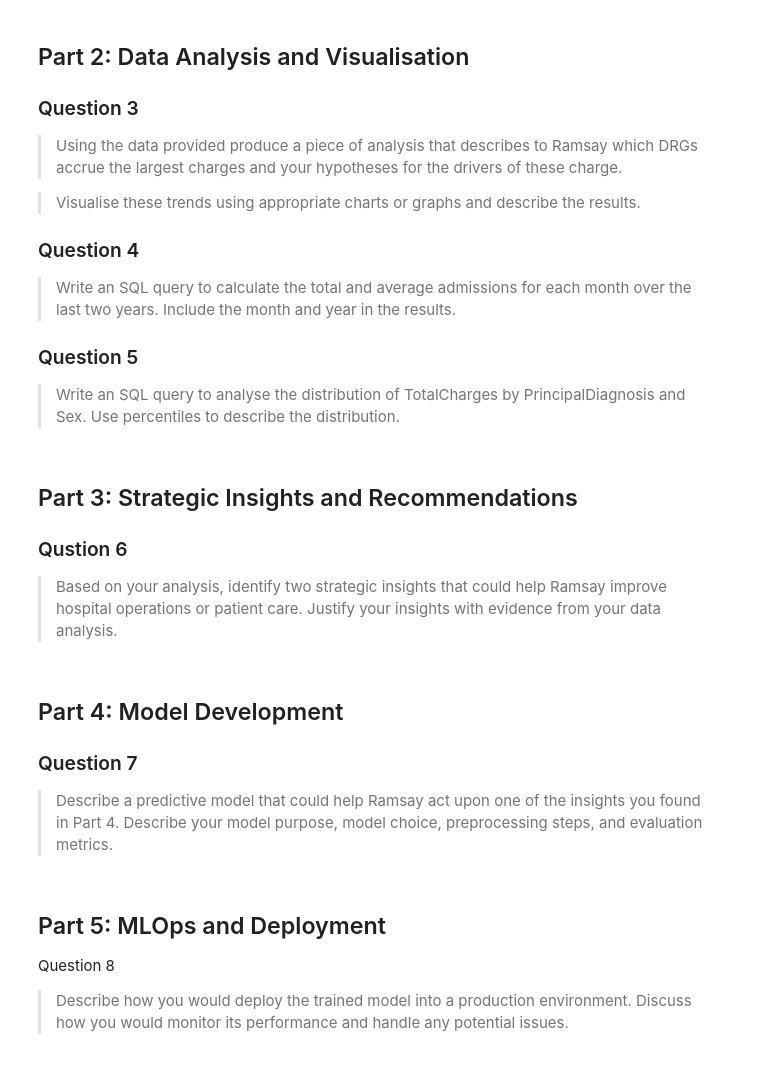
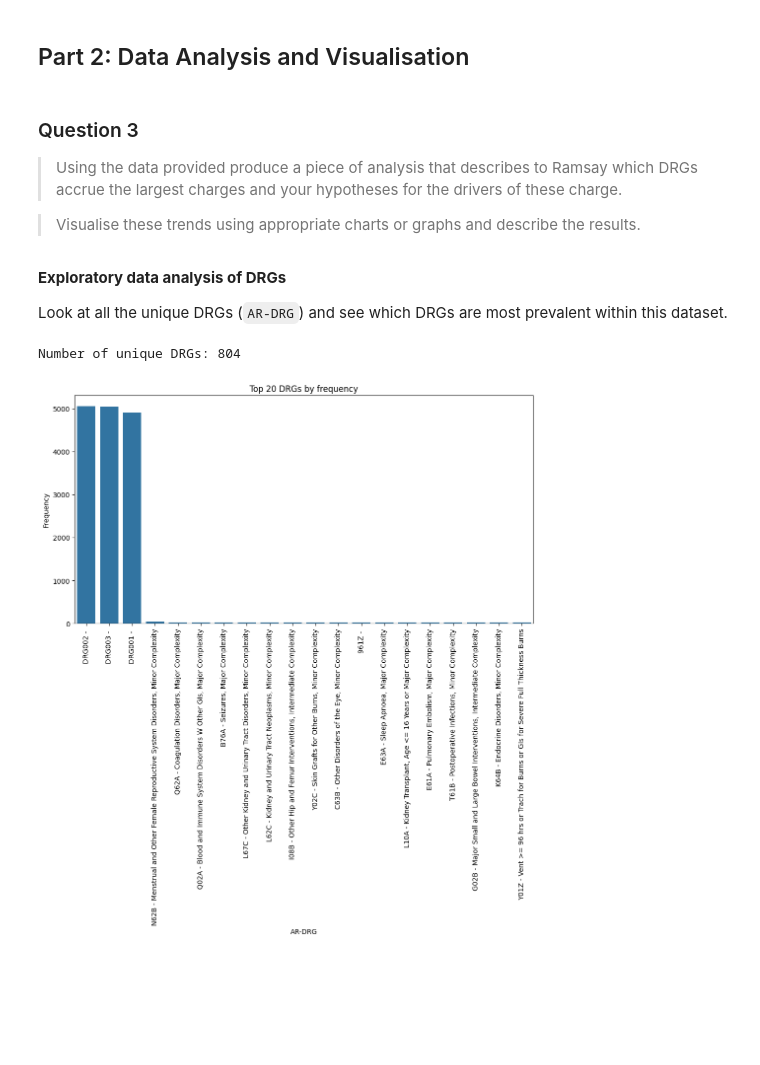
Before and after one commit to dk-tang/DI, a Jupyter notebook: main_responses.ipynb, the cells around one changed output. Saved outputs shown, nothing was run; the diff lists cells and outputs as text; code cells hidden in the pictures; blank space fills up the shorter version.

Commit message:
updated responses, added DRG and ICD-10 excel spreadsheets and added a helper function to help wrap text for plots.

```diff
--- a/main_responses.ipynb
+++ b/main_responses.ipynb
@@ -22,0 +50,17 @@ data = pd.read_excel('data/Data Insights - Synthetic Dataset.xlsx')
+# %%
+# read the second sheet in and skip the first 4 rows to read in just the table.
+
+AIHW_DRGs = pd.read_excel('data\AIHW-Web-216-Australian-Refined-Diagnosis-Related-Group-cube-2022-23.xlsx', sheet_name=1, skiprows=4)
+
+AIHW_DRGs['AR-DRG'] = AIHW_DRGs['DRG V10.0'].str[:4] # get the first 4 characters of the DRG V10.0 column to get the DRG code.
+AIHW_DRGs['DRGDescription'] = AIHW_DRGs['DRG V10.0'].str[5:] # keep the rest for the description
+
+DRG_descriptions = AIHW_DRGs[['AR-DRG', 'DRGDescription']] # create separate dataframe to join on later.
+
+DRG_descriptions = DRG_descriptions.drop_duplicates() # remove duplicate entries to keep DRG and descriptions
+
+print(DRG_descriptions) # 791 AR-DRGs
+
+# join onto data
+
+data = pd.merge(data, DRG_descriptions, on='AR-DRG', how='left')
@@ -67,0 +188,3 @@ memory usage: 8.5+ MB
+# %%
+data['DRGDescription'] = data['DRGDescription'].fillna('') # fill missing values with an empty string
+data['DRGDescription'] = data['AR-DRG'] + ' - ' + data['DRGDescription'] # attach the original AR-DRG code in brackets at the beginning of the description
@@ -68,36 +211,33 @@ memory usage: 8.5+ MB
+# %% [markdown]
+## Part 2: Data Analysis and Visualisation
 # %% [markdown]
-## Part 2: Data Analysis and Visualisation
-
 ### Question 3
 
 > Using the data provided produce a piece of analysis that describes to Ramsay which DRGs accrue the largest charges and your hypotheses for the drivers of these charge.
 
 > Visualise these trends using appropriate charts or graphs and describe the results.
-
-
-### Question 4
-
-> Write an SQL query to calculate the total and average admissions for each month over the last two years. Include the month and year in the results.
-
-
-### Question 5
-
-> Write an SQL query to analyse the distribution of TotalCharges by PrincipalDiagnosis and Sex. Use percentiles to describe the distribution.
-# %% [markdown]
-## Part 3: Strategic Insights and Recommendations
-
-### Qustion 6
-
-> Based on your analysis, identify two strategic insights that could help Ramsay improve hospital operations or patient care. Justify your insights with evidence from your data analysis.
-# %% [markdown]
-## Part 4: Model Development
-
-### Question 7
-
-> Describe a predictive model that could help Ramsay act upon one of the insights you found in Part 4. Describe your model purpose, model choice, preprocessing steps, and evaluation metrics.
-# %% [markdown]
-## Part 5: MLOps and Deployment
-
-Question 8
-
-> Describe how you would deploy the trained model into a production environment. Discuss how you would monitor its performance and handle any potential issues.
+# %% [markdown]
+**Exploratory data analysis of DRGs**
+
+Look at all the unique DRGs (`AR-DRG`) and see which DRGs are most prevalent within this dataset.
+# %%
+# get unique drgs
+unique_drgs = data['DRGDescription'].nunique()
+print('Number of unique DRGs: ' + str(unique_drgs))
+
+# get frequencies
+drg_frequencies = data['DRGDescription'].value_counts()
+drg_frequencies_t20 = drg_frequencies.head(20)
+
+# plot the top 20
+plt.figure(figsize=(12, 6))
+ax = sns.barplot(x=drg_frequencies_t20.index,
+            y=drg_frequencies_t20.values)
+plt.xticks(rotation=90)
+plt.title('Top 20 DRGs by frequency')
+plt.xlabel('AR-DRG')
+plt.ylabel('Frequency')
+plt.show()
+# %% [output]
+Number of unique DRGs: 804
+[figure, added]
```
Also changed, not shown: parts of 31 cells of this notebook, 4 other files.
